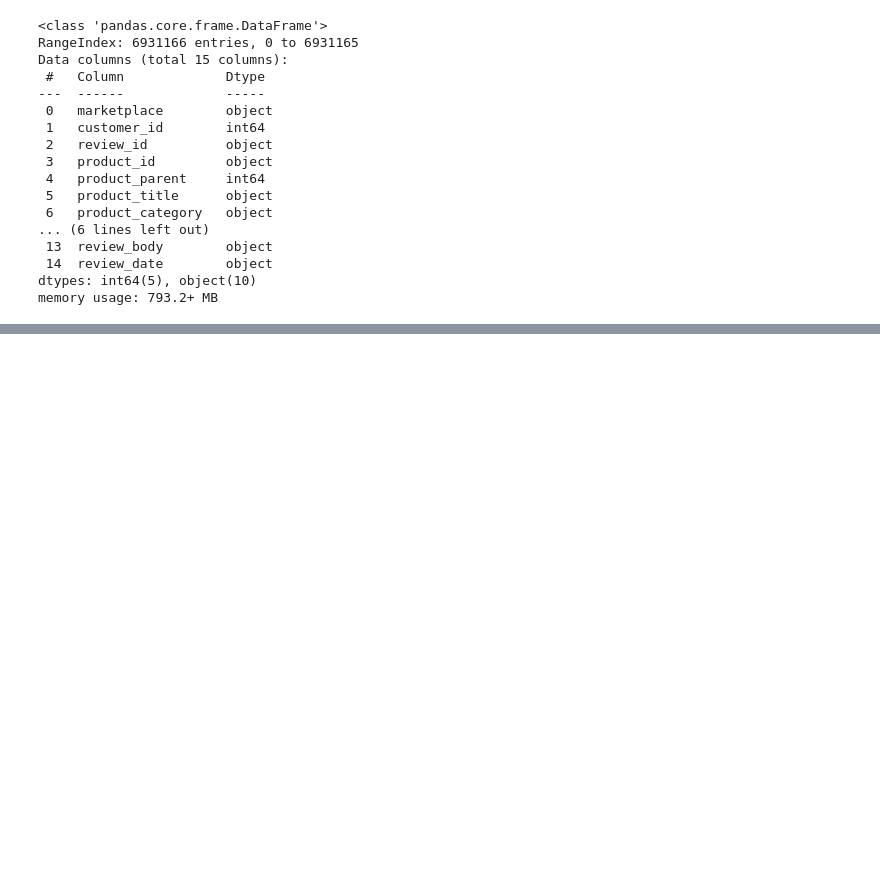
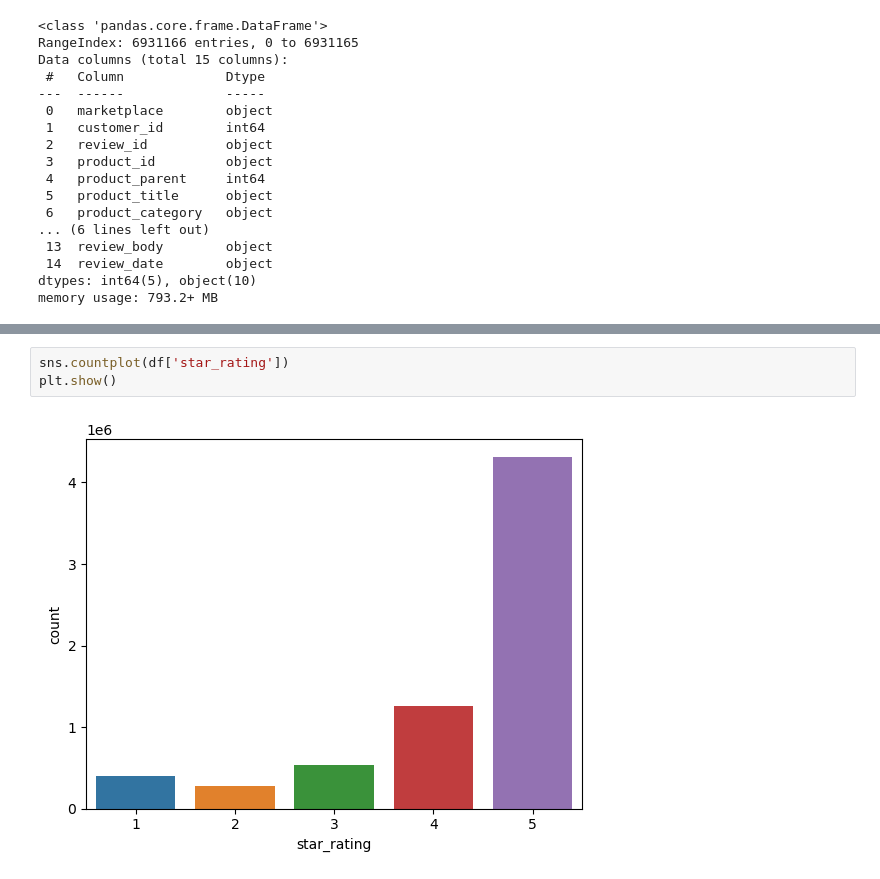
Before and after one commit to Abdel03/Data-Mining-Project, a Jupyter notebook: Sentiment analysts Project.ipynb, the cells around one changed output, grey strips where cells are left out. Saved outputs shown, nothing was run; the diff lists cells and outputs as text; blank space fills up the shorter version.

```diff
--- a/Sentiment analysts Project.ipynb
+++ b/Sentiment analysts Project.ipynb
@@ -98,0 +197,5 @@ dtype: int64
+# %%
+sns.countplot(df['star_rating'])
+plt.show()
+# %% [output]
+[figure, added]
```
Also changed, not shown: parts of 59 cells of this notebook.
